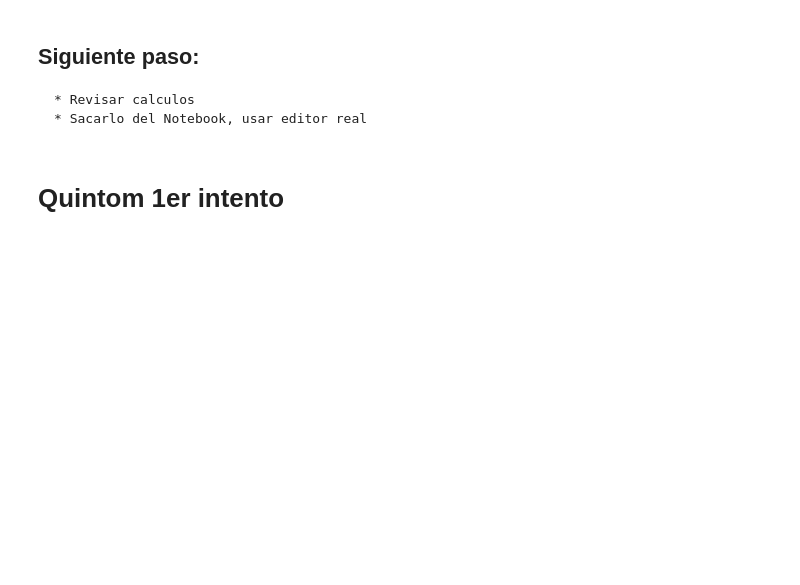
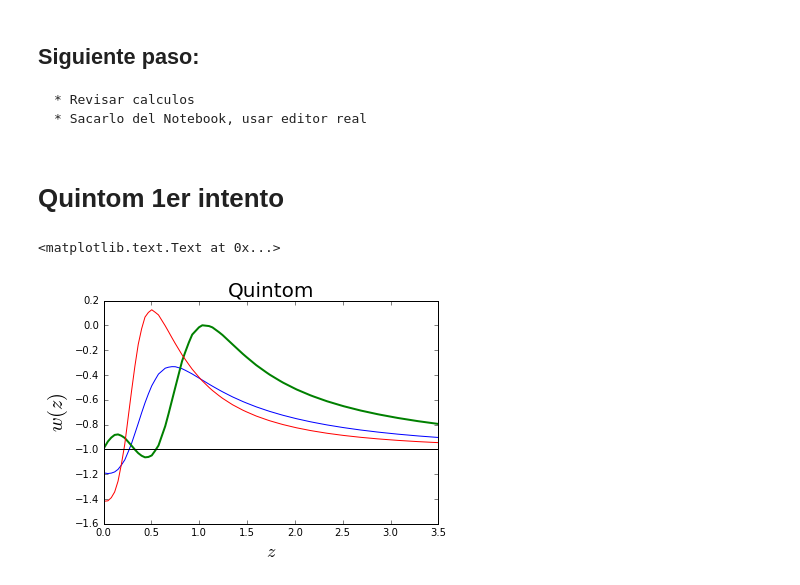
Before and after one commit to ja-vazquez/Scalar_Fields, a Jupyter notebook: Cosmo_rhos.ipynb, the cells around one changed output. Saved outputs shown, nothing was run; the diff lists cells and outputs as text; code cells hidden in the pictures; blank space fills up the shorter version.

Commit message:
Quintom cosmology added

```diff
--- a/Cosmo_rhos.ipynb
+++ b/Cosmo_rhos.ipynb
@@ -343,3 +354,21 @@ def solver(x0, vpo, u0, wp0):
+# %%
+z     = np.exp(-lna)-1.
+zvals = np.linspace(0.01, 3., 100)
+w_f2   = np.interp(zvals, z[::-1], w_oo[::-1])
+# %%
+plt.plot(zvals, w_f, 'b')
+plt.plot(zvals, w_f3, 'g', linewidth=2)
+plt.plot(zvals, w_f2, 'r')
+#plt.plot(zvals, w_g, 'y')
+plt.plot([0,3.5],[-1,-1], 'k')
+plt.xlim((0,3.5))
+plt.title('Quintom',fontsize=20)
+plt.ylabel('$w(z)$', fontsize=20)
+plt.xlabel('$z$', fontsize=18)
+#plt.savefig('Quintom.pdf')
+# %% [output]
+<matplotlib.text.Text at 0x...>
+[figure, added]
 # %%
 for i in range(1,20,1):
     a, b, c, d= solver(i,1, 3, 1).T
```
Also changed, not shown: parts of 14 cells of this notebook, 1 other file.
